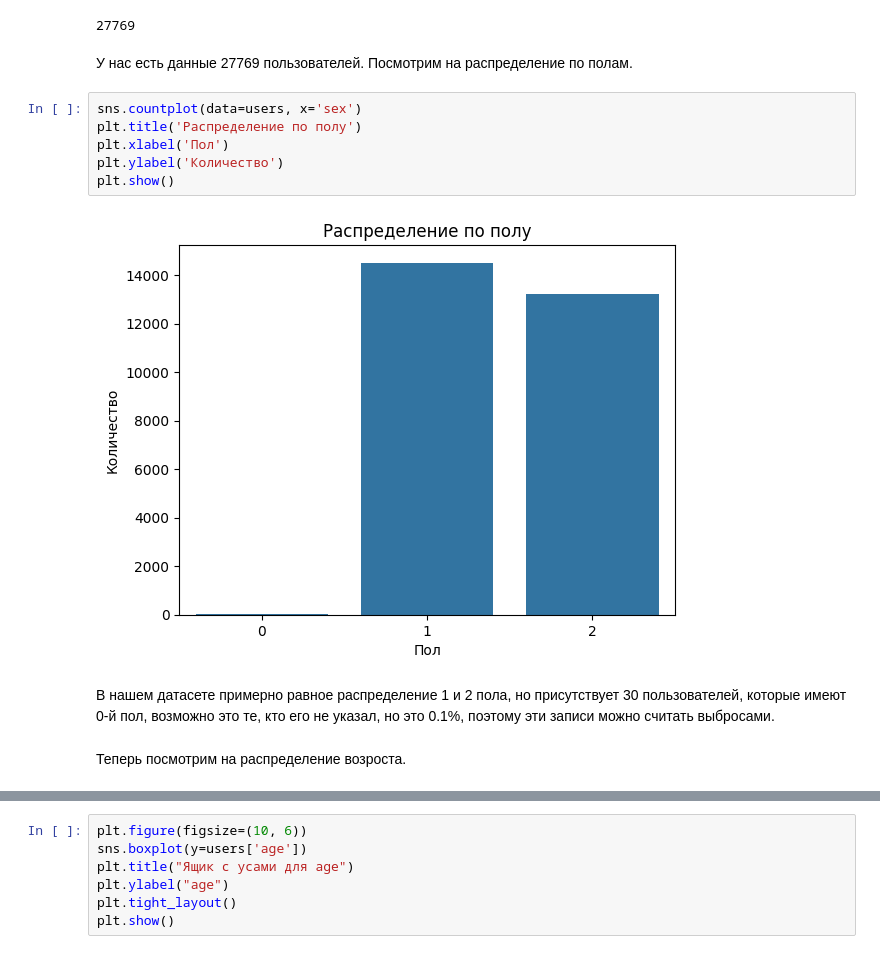
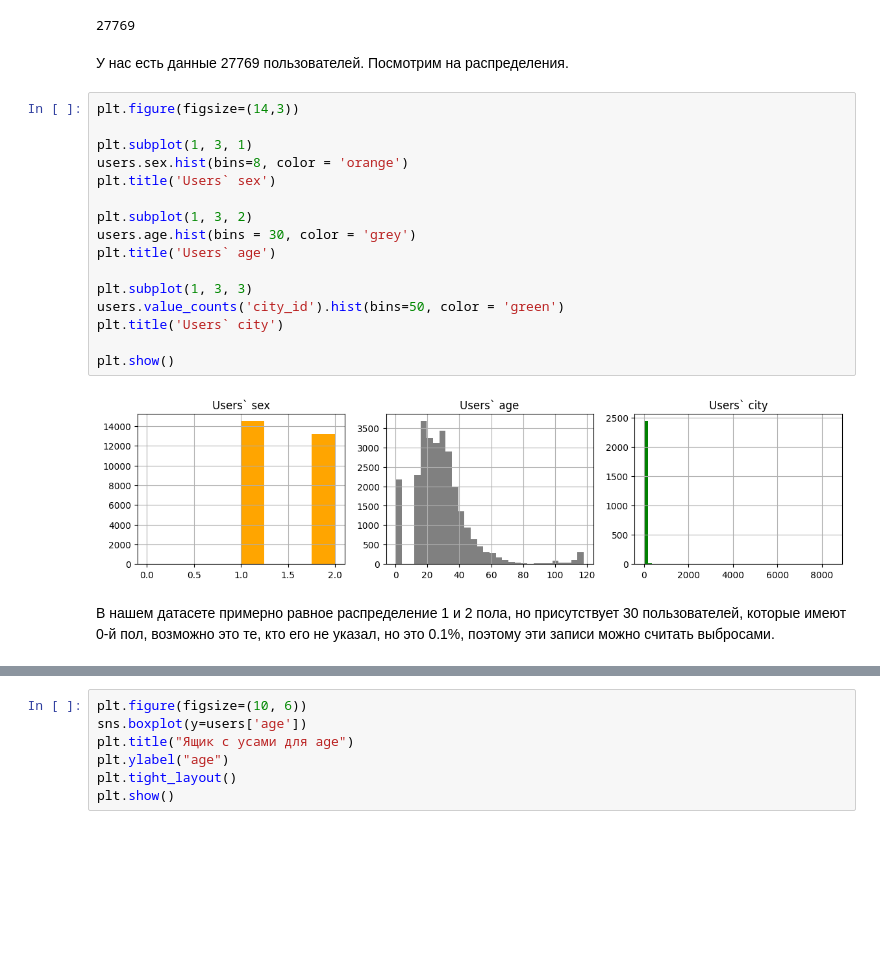
Before and after one commit to Viktorbahse/PADII_ML_PRJ-25_Number_Ad_Views_Predictor, a Jupyter notebook: Eda.ipynb, the cells around one changed output, grey strips where cells are left out. Cells and saved outputs as stored; diff of their text form; blank space fills up the shorter version.

```diff
--- a/Eda.ipynb
+++ b/Eda.ipynb
@@ -169,16 +189,24 @@ len(users['user_id'].unique())
 # %% [output]
 27769
 # %% [markdown]
-У нас есть данные 27769 пользователей. Посмотрим на распределение по полам.
+У нас есть данные 27769 пользователей. Посмотрим на распределения.
-# %%
-sns.countplot(data=users, x='sex')
-plt.title('Распределение по полу')
-plt.xlabel('Пол')
-plt.ylabel('Количество')
-plt.show()
-# %% [output]
-[figure, removed]
+# %%
+plt.figure(figsize=(14,3))
+
+plt.subplot(1, 3, 1)
+users.sex.hist(bins=8, color = 'orange')
+plt.title('Users` sex')
+
+plt.subplot(1, 3, 2)
+users.age.hist(bins = 30, color = 'grey')
+plt.title('Users` age')
+
+plt.subplot(1, 3, 3)
+users.value_counts('city_id').hist(bins=50, color = 'green')
+plt.title('Users` city')
+
+plt.show()
+# %% [output]
+[figure, added]
 # %% [markdown]
 В нашем датасете примерно равное распределение 1 и 2 пола, но присутствует 30 пользователей, которые имеют 0-й пол, возможно это те, кто его не указал, но это 0.1%, поэтому эти записи можно считать выбросами.
-# %% [markdown]
-Теперь посмотрим на распределение возроста.
```
Also changed, not shown: parts of 16 cells of this notebook.
